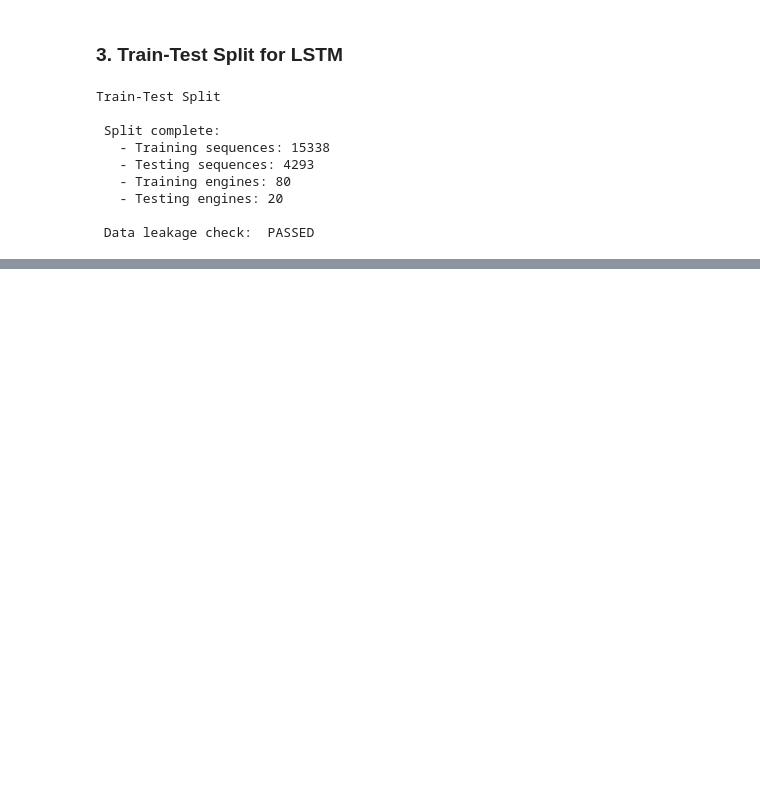
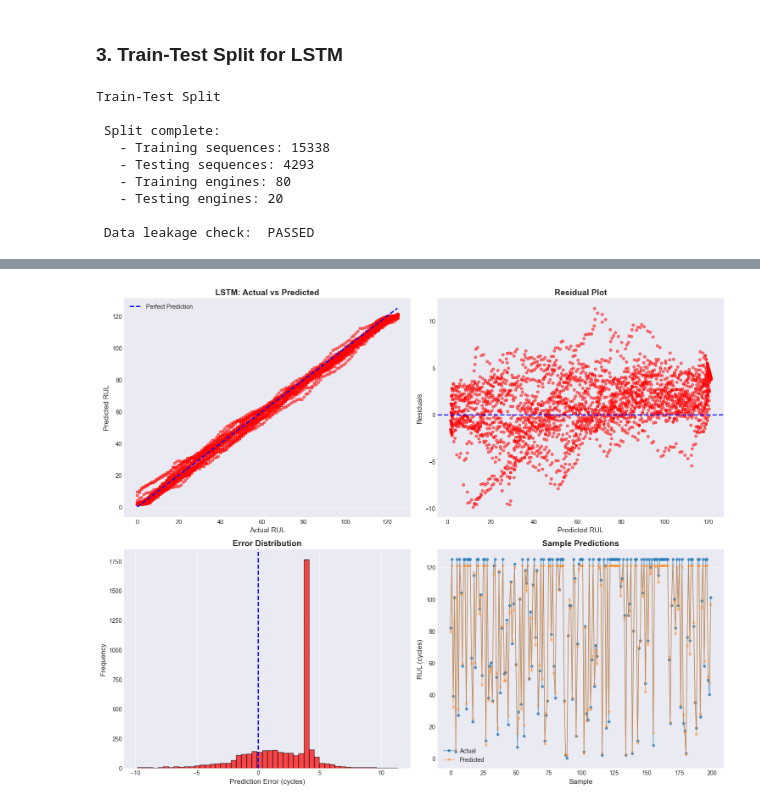
Before and after one commit to kumaraadya/Predictive-Maintenance-for-Industrial-Equipment, a Jupyter notebook: notebooks/04_lstm_and_evaluation.ipynb, the cells around one changed output, grey strips where cells are left out. Drawn from its saved outputs; the diff is of its cells as text; code cells hidden in the pictures; blank space fills up the shorter version.

```diff
--- a/notebooks/04_lstm_and_evaluation.ipynb
+++ b/notebooks/04_lstm_and_evaluation.ipynb
@@ -161,0 +528,43 @@ Train-Test Split
+# %%
+fig, axes = plt.subplots(2, 2, figsize=(15, 12))
+
+axes[0, 0].scatter(y_test_np, y_pred_lstm, alpha=0.5, s=20, c='red')
+axes[0, 0].plot([y_test_np.min(), y_test_np.max()],
+                [y_test_np.min(), y_test_np.max()],
+                'b--', linewidth=2, label='Perfect Prediction')
+axes[0, 0].set_xlabel('Actual RUL', fontsize=12)
+axes[0, 0].set_ylabel('Predicted RUL', fontsize=12)
+axes[0, 0].set_title('LSTM: Actual vs Predicted', fontsize=14, fontweight='bold')
+axes[0, 0].legend()
+axes[0, 0].grid(True, alpha=0.3)
+
+residuals = y_test_np - y_pred_lstm
+axes[0, 1].scatter(y_pred_lstm, residuals, alpha=0.5, s=20, c='red')
+axes[0, 1].axhline(y=0, color='b', linestyle='--', linewidth=2)
+axes[0, 1].set_xlabel('Predicted RUL', fontsize=12)
+axes[0, 1].set_ylabel('Residuals', fontsize=12)
+axes[0, 1].set_title('Residual Plot', fontsize=14, fontweight='bold')
+axes[0, 1].grid(True, alpha=0.3)
+
+axes[1, 0].hist(residuals, bins=50, edgecolor='black', alpha=0.7, color='red')
+axes[1, 0].axvline(x=0, color='b', linestyle='--', linewidth=2)
+axes[1, 0].set_xlabel('Prediction Error (cycles)', fontsize=12)
+axes[1, 0].set_ylabel('Frequency', fontsize=12)
+axes[1, 0].set_title('Error Distribution', fontsize=14, fontweight='bold')
+axes[1, 0].grid(True, alpha=0.3, axis='y')
+
+sample_idx = np.random.choice(len(y_test_np), size=min(200, len(y_test_np)), replace=False)
+axes[1, 1].plot(range(len(sample_idx)), y_test_np[sample_idx],
+                label='Actual', marker='o', markersize=4, linewidth=1, alpha=0.7)
+axes[1, 1].plot(range(len(sample_idx)), y_pred_lstm[sample_idx],
+                label='Predicted', marker='x', markersize=4, linewidth=1, alpha=0.7)
+axes[1, 1].set_xlabel('Sample', fontsize=12)
+axes[1, 1].set_ylabel('RUL (cycles)', fontsize=12)
+axes[1, 1].set_title('Sample Predictions', fontsize=14, fontweight='bold')
+axes[1, 1].legend()
+axes[1, 1].grid(True, alpha=0.3)
+
+plt.tight_layout()
+plt.show()
+# %% [output]
+[figure, added]
```
Also changed, not shown: parts of 17 cells of this notebook.
